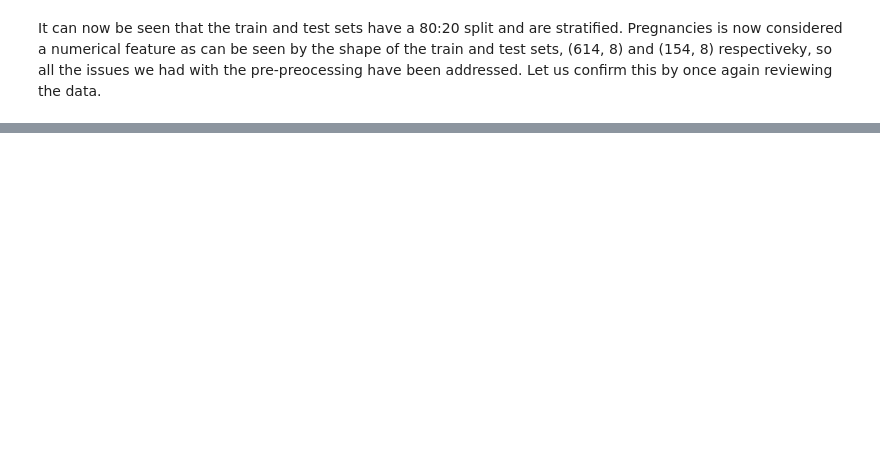
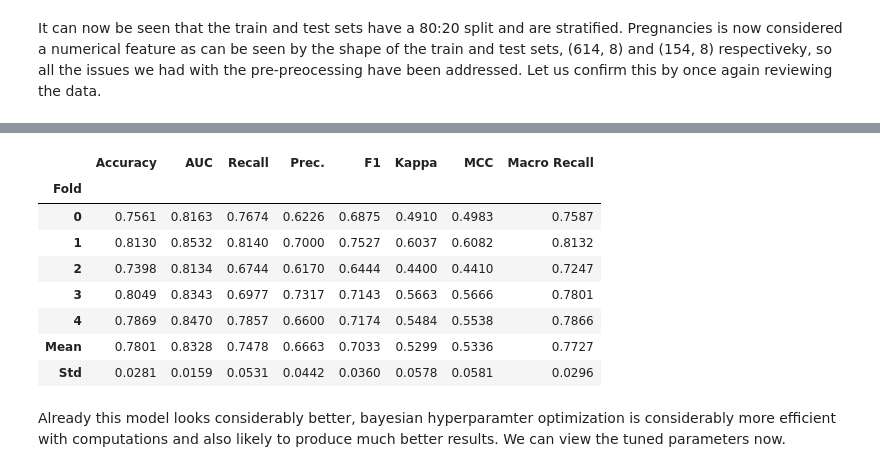
Before and after one commit to teg-lad/CA4015-diabetes-classification, a Jupyter notebook: CA4015 - Adam Tegart - Assignment 1.ipynb, the cells around one changed output, grey strips where cells are left out. Cells and saved outputs as stored; diff of their text form; code cells hidden in the pictures; blank space fills up the shorter version.

```diff
--- a/CA4015 - Adam Tegart - Assignment 1.ipynb
+++ b/CA4015 - Adam Tegart - Assignment 1.ipynb
@@ -736,0 +895,14 @@ It can not be understated the different with regard to time it takes to manually
+# %%
+better_rf = tune_model(rf, fold=5, optimize="Macro Recall", search_library="scikit-optimize", search_algorithm="bayesian", choose_better=True, n_iter=100)
+# %% [output]
+|  | Accuracy | AUC | Recall | Prec. | F1 | Kappa | MCC | Macro Recall |
+| Fold |  |  |  |  |  |  |  |  |
+| 0 | 0.7561 | 0.8163 | 0.7674 | 0.6226 | 0.6875 | 0.4910 | 0.4983 | 0.7587 |
+| 1 | 0.8130 | 0.8532 | 0.8140 | 0.7000 | 0.7527 | 0.6037 | 0.6082 | 0.8132 |
+| 2 | 0.7398 | 0.8134 | 0.6744 | 0.6170 | 0.6444 | 0.4400 | 0.4410 | 0.7247 |
+| 3 | 0.8049 | 0.8343 | 0.6977 | 0.7317 | 0.7143 | 0.5663 | 0.5666 | 0.7801 |
+| 4 | 0.7869 | 0.8470 | 0.7857 | 0.6600 | 0.7174 | 0.5484 | 0.5538 | 0.7866 |
+| Mean | 0.7801 | 0.8328 | 0.7478 | 0.6663 | 0.7033 | 0.5299 | 0.5336 | 0.7727 |
+| Std | 0.0281 | 0.0159 | 0.0531 | 0.0442 | 0.0360 | 0.0578 | 0.0581 | 0.0296 |
+# %% [markdown]
+Already this model looks considerably better, bayesian hyperparamter optimization is considerably more efficient with computations and also likely to produce much better results. We can view the tuned parameters now.
```
Also changed, not shown: parts of 46 cells of this notebook, 2 other files.
